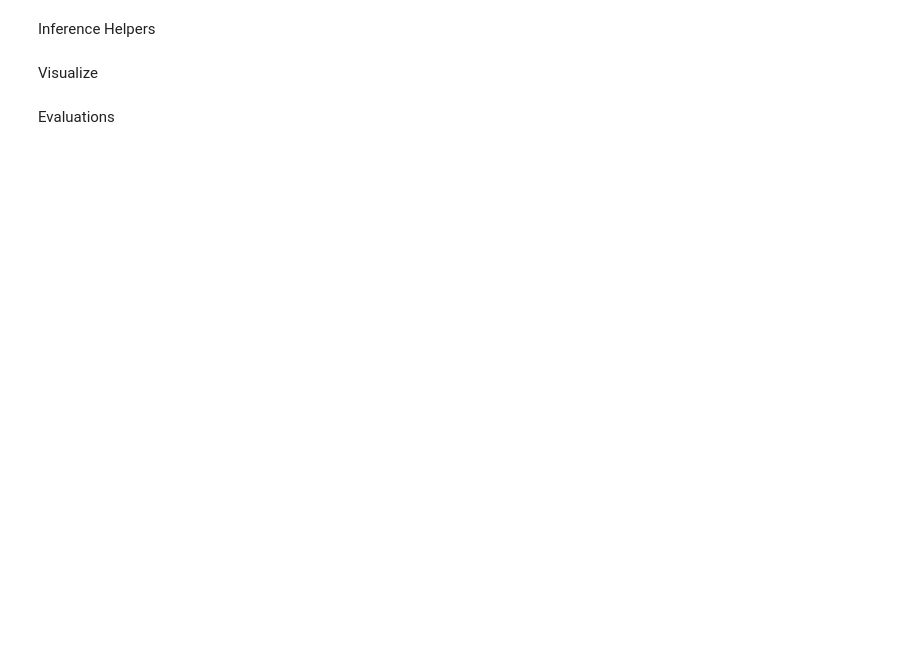
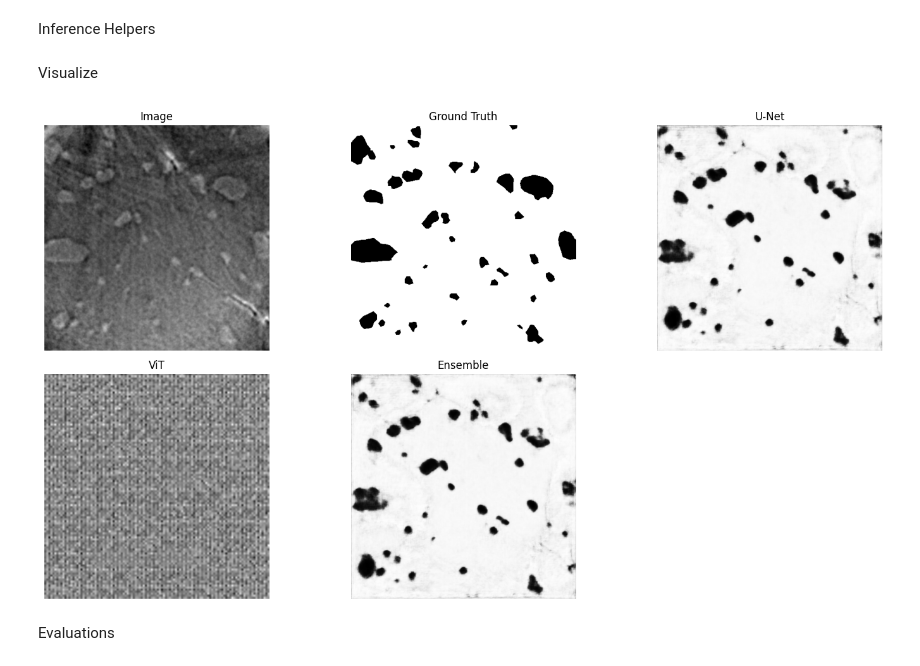
Before and after one commit to DavidBrin/Semi-supervised-Microtomography-Segmentation, a Jupyter notebook: Segmentation_Models_Comparison.ipynb, the cells around one changed output. Saved outputs shown, nothing was run; the diff lists cells and outputs as text; code cells hidden in the pictures; blank space fills up the shorter version.

```diff
--- a/Segmentation_Models_Comparison.ipynb
+++ b/Segmentation_Models_Comparison.ipynb
@@ -203,8 +232,8 @@ def compare_predictions(img, mask, unet_pred, vit_pred, ensemble_pred, filename=
 # %%
 DEVICE = "cuda" if torch.cuda.is_available() else "cpu"
 
-IMAGE_DIR = "/path/to/labeled/images"           # ⚠️ UPDATE ME
-MASK_DIR  = "/path/to/labeled/masks"            # ⚠️ UPDATE ME
+IMAGE_DIR = "Data/Original Images"           # ⚠️ UPDATE ME
+MASK_DIR  = "Data/Original Masks"            # ⚠️ UPDATE ME
 
 dataset = XrayMicroCTDataset(
     image_dir=IMAGE_DIR,
@@ -213,8 +242,3 @@ dataset = XrayMicroCTDataset(
     normalize="minmax",
     use_otsu=True
 )
-
-# Create dataset
-dataset = SegmentationDataset(image_files, mask_files)
-sample_img, sample_mask = dataset[0]
-sample_img = sample_img.unsqueeze(0).to(DEVICE)
@@ -335,10 +428,10 @@ def dice_score(pred, target, eps=1e-6):
     intersection = (pred_bin * target_bin).sum()
     return (2 * intersection) / (pred_bin.sum() + target_bin.sum() + eps)
 # %%
-UNET_PATH = "/path/to/unet_checkpoint.pth"     # ⚠️ UPDATE ME
-VIT_PRETRAIN = "/path/to/vit_weights.npz"       # ⚠️ UPDATE ME
-XUNET_PATH = "/path/to/Xunet_checkpoint.pth"     # ⚠️ UPDATE ME
-XVIT_PRETRAIN = "/path/to/vit_weights.npz"       #⚠️ UPDATE ME
+UNET_PATH = "checkpoints/unet_porosity_model_pytorch.pth"     # ⚠️ UPDATE ME
+VIT_PRETRAIN = "checkpoints/vit_porosity_model_pytorch.pth"       # ⚠️ UPDATE ME
+XUNET_PATH = "Model/unet_epoch_30.pth"     # ⚠️ UPDATE ME
+XVIT_PRETRAIN = "Model/vit_epoch_30.pth"       #⚠️ UPDATE ME
 # Load Models
 unet = load_unet_model(UNET_PATH, device=DEVICE)
 vit = ViTSegmentation().to(DEVICE)
@@ -361,6 +457,15 @@ def predict_unet(unet, image_tensor, device="cuda"):
     image_resized = F.interpolate(image_tensor, size=(512, 512),
                                   mode="bilinear", align_corners=False)
     pred = unet(image_resized)
+
+    # Handle multi-class output (take channel 1 or apply softmax)
+    if pred.shape[1] == 2:
+        # If 2 classes, take the positive class (index 1) or apply softmax
+        pred = torch.softmax(pred, dim=1)[:, 1:2, :, :]  # Keep dim for interpolation
+    elif pred.shape[1] > 1:
+        # For more than 2 classes, take argmax or first channel
+        pred = pred[:, 0:1, :, :]
+
     pred = F.interpolate(pred, size=image_tensor.shape[-2:],
                          mode="bilinear", align_corners=False)
     return pred
@@ -388,31 +493,34 @@ def visualize_predictions(image, mask, unet_pred, vit_pred, ensemble_pred):
 
     titles = ["Image", "Ground Truth", "U-Net", "ViT", "Ensemble"]
     imgs = [image, mask, up, vp, ep]
 
     for i, (t, im) in enumerate(zip(titles, imgs), 1):
         plt.subplot(2, 3, i)
         plt.imshow(im, cmap="gray")
         plt.title(t)
         plt.axis("off")
 
     plt.tight_layout()
     plt.show()
+
 idx = 0
-image, mask = dataset[idx]
+image, mask, fname = dataset[idx]
 
 image_tensor = image.unsqueeze(0).to(DEVICE)   # shape: (1, 1, H, W)
 mask_tensor  = mask.unsqueeze(0).to(DEVICE)
 
 # Get model predictions
 unet_pred = predict_unet(unet, image_tensor, device=DEVICE)
 vit_pred = predict_vit(vit, image_tensor, device=DEVICE)
 ensemble_pred = ensemble.ensemble_predict(image_tensor)
 
 # Visualize
 visualize_predictions(
     image_tensor,
     mask_tensor,
     unet_pred,
     vit_pred,
     ensemble_pred
 )
+# %% [output]
+[figure, added]
```
Also changed, not shown: parts of 10 cells of this notebook, 1 other file.
